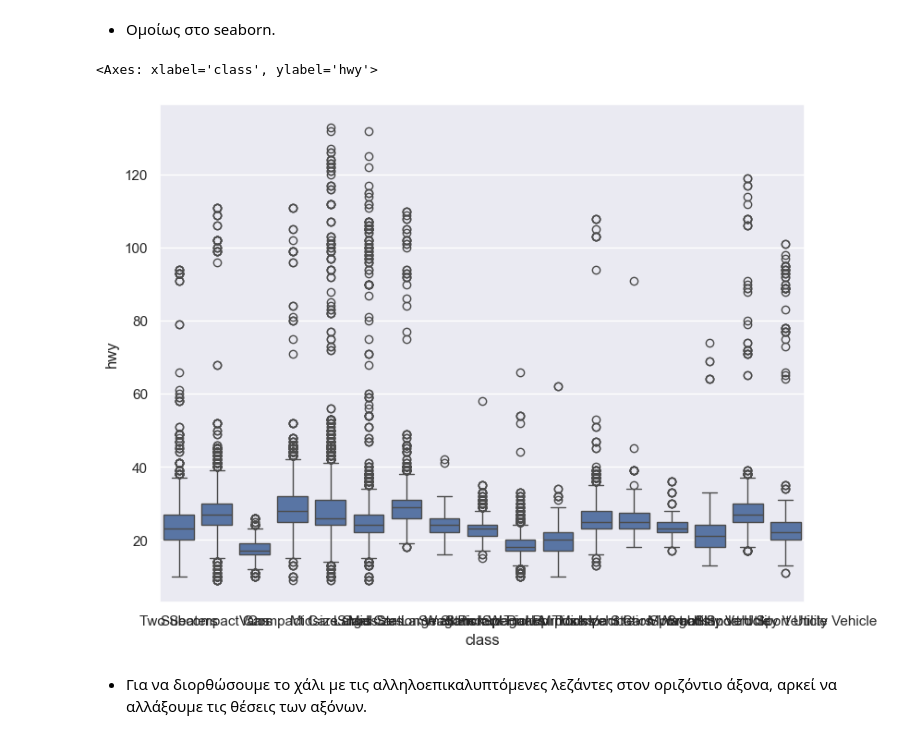
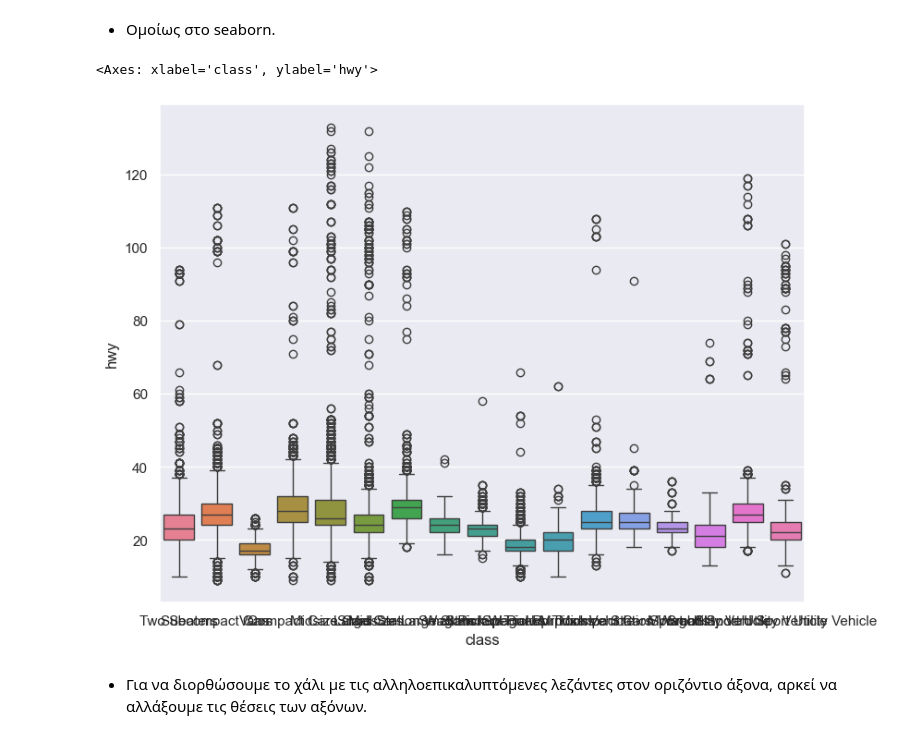
Before and after one commit to chrtsolkas/HY5_1_Data_Science_ML_Python, a Jupyter notebook: week2/06_ggplot2_seaborn_2.ipynb, the cells around one changed output. Drawn from its saved outputs; the diff is of its cells as text; code cells hidden in the pictures.

```diff
--- a/week2/06_ggplot2_seaborn_2.ipynb
+++ b/week2/06_ggplot2_seaborn_2.ipynb
@@ -243,10 +243,10 @@ ggplot(data=fmpg, mapping=aes(x='class', y='hwy')) + \
 # %% [markdown]
 * Ομοίως στο seaborn.
 # %%
-sns.boxplot(x="class", y="hwy", data=fmpg)
+sns.boxplot(x="class", y="hwy", hue='class', data=fmpg)
 # %% [output]
 <Axes: xlabel='class', ylabel='hwy'>
-[figure, old version]
+[figure, new version]
 # %% [markdown]
 * Για να διορθώσουμε το χάλι με τις αλληλοεπικαλυπτόμενες λεζάντες στον οριζόντιο άξονα, αρκεί να αλλάξουμε τις θέσεις των αξόνων.
 # %%
```
Also changed, not shown: parts of 4 cells of this notebook.
